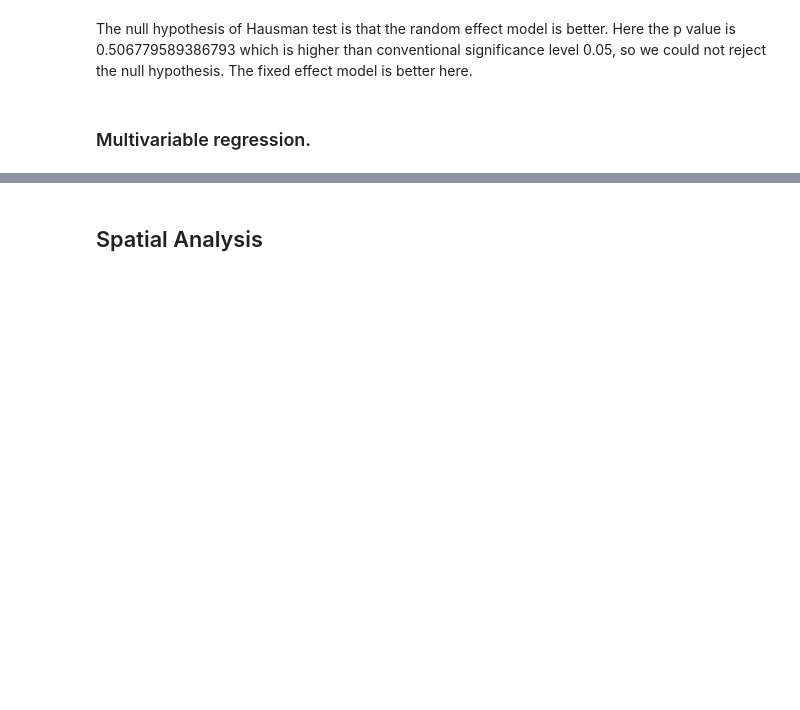
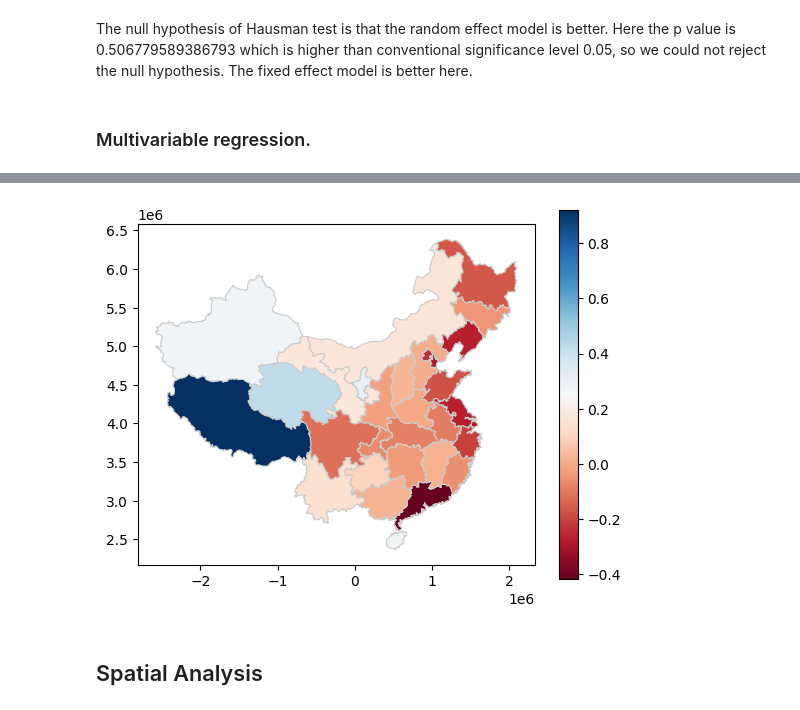
Before and after one commit to KaylaBai/Dissertation, a Jupyter notebook: Dissertation.ipynb, the cells around one changed output, grey strips where cells are left out. Cells and saved outputs as stored; diff of their text form; code cells hidden in the pictures; blank space fills up the shorter version.

```diff
--- a/Dissertation.ipynb
+++ b/Dissertation.ipynb
@@ -551,7 +526,7 @@ gdf['log_GRPpc'] = np.log10(gdf['GRPpc'])
 gdf['log_FDI'] = np.log10(gdf['FDI'])
 gdf['log_INN'] = np.log10(gdf['INN'])
 
-gdf = gdf[['Area','GRPpc','GRPpcGrowth','RD','FDI','URB','INN','log_RD','log_GRPpc','log_FDI','log_INN','geometry']]
+gdf = gdf[['Region','Year','Area','GRPpc','GRPpcGrowth','RD','FDI','URB','INN','log_RD','log_GRPpc','log_FDI','log_INN','geometry']]
 # Print the updated GeoDataFrame
 gdf.info()
 # Export GeoDataFrame as a shapefile
@@ -927,13 +919,16 @@ from linearmodels.panel import PanelOLS, RandomEffects
 exog_pooled = sm.add_constant(gdf[['log_RD', 'log_FDI', 'URB','log_INN']])
 endog_pooled = gdf['log_GRPpc']
 pooled_model = sm.OLS(endog_pooled, exog_pooled).fit()
+print(pooled_model.summary())
 
 # Fixed Effects Panel Regression
-exog_fe = gdf[['log_RD', 'log_FDI', 'URB','log_INN']]
+exog_fe = sm.add_constant(gdf[['log_RD', 'log_FDI', 'URB', 'log_INN']])
 endog_fe = gdf['log_GRPpc']
 fe_model = PanelOLS(endog_fe, exog_fe, entity_effects=True).fit()
+print(fe_model.summary)
 
 # Random Effects Panel Regression
-exog_re = gdf[['log_RD', 'log_FDI', 'URB','log_INN']]
+exog_re = sm.add_constant(gdf[['log_RD', 'log_FDI', 'URB', 'log_INN']])
 endog_re = gdf['log_GRPpc']
 re_model = RandomEffects(endog_re, exog_re).fit()
+print(re_model.summary)
@@ -983,0 +953,4 @@ log_INN        0.3127     0.0324     9.6521     0.0000      0.2490      0.3764
+# %%
+# Assuming `fe_effects` stores your estimated effects:
+fe_effects = fe_model.estimated_effects
+fe_effects
@@ -983,0 +972,6 @@ log_INN        0.3127     0.0324     9.6521     0.0000      0.2490      0.3764
+# %%
+# Group by Region and compute the mean
+average_effects = fe_effects.groupby('Region').mean()
+average_effects = average_effects.merge(bd, how = "left", left_on = "Region",right_on = "NAME")
+average_effects = gpd.GeoDataFrame(average_effects, geometry='geometry')
+average_effects.head()
@@ -984,3 +985,8 @@ log_INN        0.3127     0.0324     9.6521     0.0000      0.2490      0.3764
+# %%
+average_effects.plot(column="estimated_effects", cmap="RdBu", linewidth=0.8, edgecolor="0.8", legend=True)
+plt.show()
+# %% [output]
+[figure, added]
 # %% [markdown]
 ## Spatial Analysis
 # %% [markdown]
```
Also changed, not shown: parts of 23 cells of this notebook.
